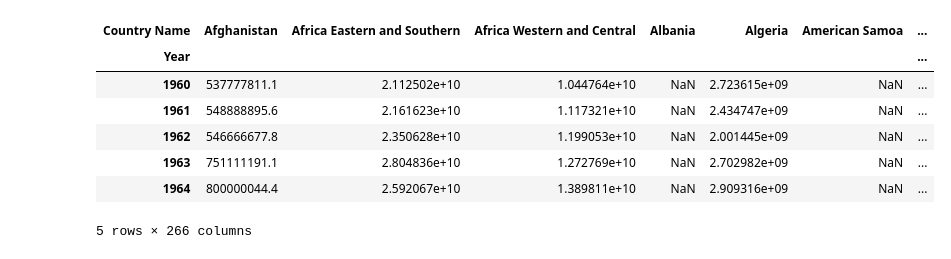
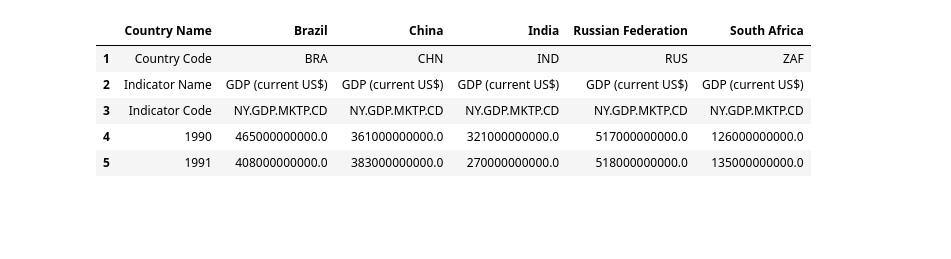
Before and after one commit to Amudalapallyparimala24/Applied-Data-Science, a Jupyter notebook: World_Bank.ipynb, the cells around one changed output. Cells and saved outputs as stored; diff of their text form; code cells hidden in the pictures; blank space fills up the shorter version.

```diff
--- a/World_Bank.ipynb
+++ b/World_Bank.ipynb
@@ -2,6 +2,8 @@
 <a href="https://colab.research.google.com/github/Amudalapallyparimala24/Applied-Data-Science/blob/main/World_Bank.ipynb" target="_parent"><img src="https://colab.research.google.com/assets/colab-badge.svg" alt="Open In Colab"/></a>
 # %%
 import pandas as pd
+pd.set_option('display.max_columns', 300)
+pd.set_option('display.max_rows', 300)
 df = pd.read_csv("CO2.csv")
 # %%
 df.head()
@@ -67,0 +92,37 @@ co2_transposed_df['Year'] = pd.to_datetime(co2_transposed_df['Year'], format='%Y
+# %%
+import pandas as pd
+
+def ingest_and_clean_data(file_path, countries, columns_to_drop):
+    # Read the data into a dataframe
+    df = pd.read_csv(file_path)
+
+    # Filter the data for specified countries
+    filtered_data = df[df['Country Name'].isin(countries)]
+
+    # Remove specified columns
+    cleaned_data = filtered_data.drop(columns=columns_to_drop)
+
+    # Transpose the data
+    cleaned_data_transposed = cleaned_data.T.reset_index()
+
+    # Set the first row as column headers
+    cleaned_data_transposed.columns = cleaned_data_transposed.iloc[0]
+    cleaned_data_transposed = cleaned_data_transposed[1:]
+
+    return cleaned_data, cleaned_data_transposed
+
+# Define the countries and columns to drop
+brics_countries = ['Brazil', 'Russian Federation', 'India', 'China', 'South Africa']
+columns_to_drop = [str(year) for year in range(1960, 1990)] + ['2021', '2022']
+
+# Ingest and clean CO2 data
+brics_emissions, brics_emissions_transposed = ingest_and_clean_data("CO2.csv", brics_countries, columns_to_drop)
+
+# Ingest and clean GDP data
+brics_gdp, brics_gdp_transposed = ingest_and_clean_data("GDP.csv", brics_countries, columns_to_drop)
+
+# Ingest and clean Forest Area data
+brics_forest_area, brics_forest_area_transposed = ingest_and_clean_data("Forest Area.csv", brics_countries, columns_to_drop)
+
+# Ingest and clean Urban Population data
+brics_urban_population, brics_urban_population_transposed = ingest_and_clean_data("Urban Population.csv", brics_countries, columns_to_drop)
@@ -118,11 +157,9 @@ gdp_transposed_df.head()
 # %%
-gdp_pivoted_df.head()
+brics_gdp_transposed.head()
 # %% [output]
-| Country Name | Afghanistan | Africa Eastern and Southern | Africa Western and Central | Albania | Algeria | American Samoa | ... |
-| Year |  |  |  |  |  |  | ... |
-| 1960 | 537777811.1 | 2.112502e+10 | 1.044764e+10 | NaN | 2.723615e+09 | NaN | ... |
-| 1961 | 548888895.6 | 2.161623e+10 | 1.117321e+10 | NaN | 2.434747e+09 | NaN | ... |
-| 1962 | 546666677.8 | 2.350628e+10 | 1.199053e+10 | NaN | 2.001445e+09 | NaN | ... |
-| 1963 | 751111191.1 | 2.804836e+10 | 1.272769e+10 | NaN | 2.702982e+09 | NaN | ... |
-| 1964 | 800000044.4 | 2.592067e+10 | 1.389811e+10 | NaN | 2.909316e+09 | NaN | ... |
+|  | Country Name | Brazil | China | India | Russian Federation | South Africa |
+| 1 | Country Code | BRA | CHN | IND | RUS | ZAF |
+| 2 | Indicator Name | GDP (current US$) | GDP (current US$) | GDP (current US$) | GDP (current US$) | GDP (current US$) |
+| 3 | Indicator Code | NY.GDP.MKTP.CD | NY.GDP.MKTP.CD | NY.GDP.MKTP.CD | NY.GDP.MKTP.CD | NY.GDP.MKTP.CD |
+| 4 | 1990 | 465000000000.0 | 361000000000.0 | 321000000000.0 | 517000000000.0 | 126000000000.0 |
+| 5 | 1991 | 408000000000.0 | 383000000000.0 | 270000000000.0 | 518000000000.0 | 135000000000.0 |
-5 rows × 266 columns
```
Also changed, not shown: parts of 21 cells of this notebook.
